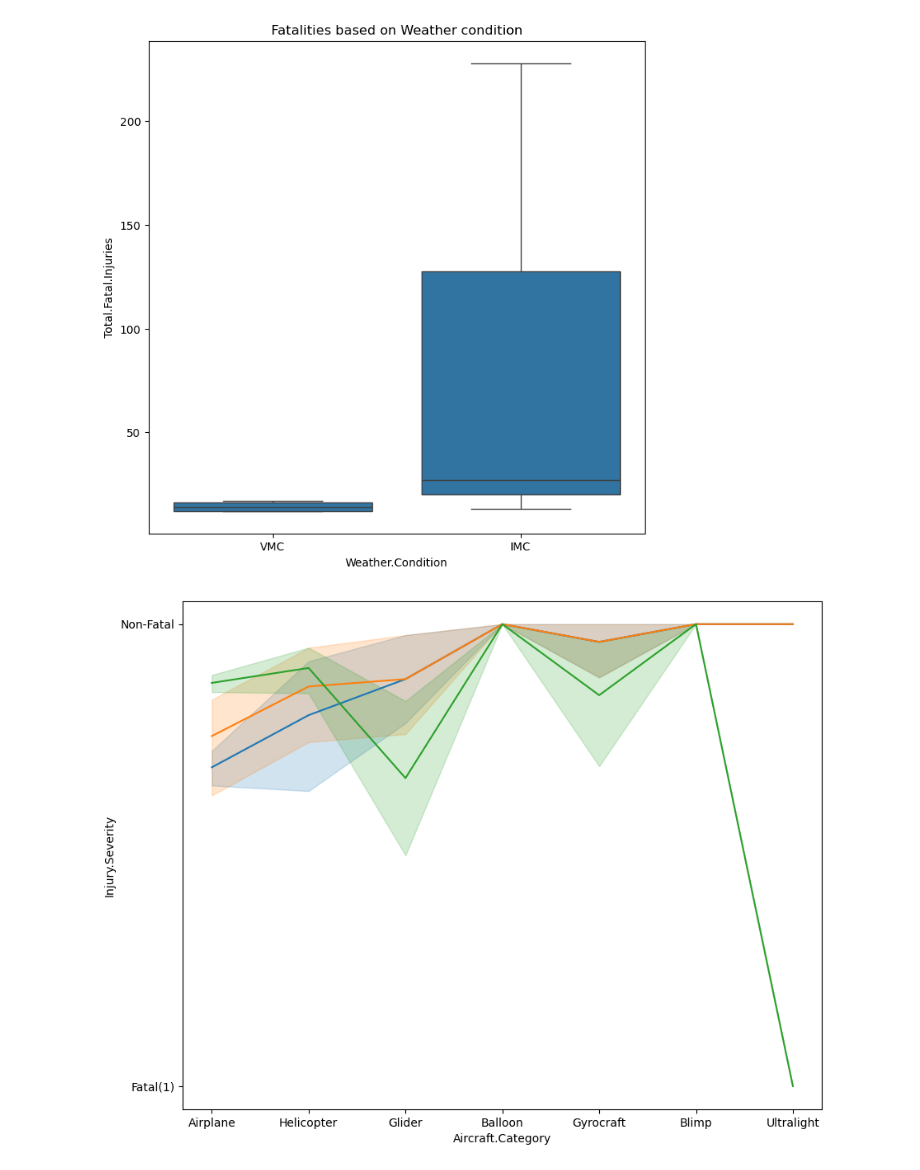
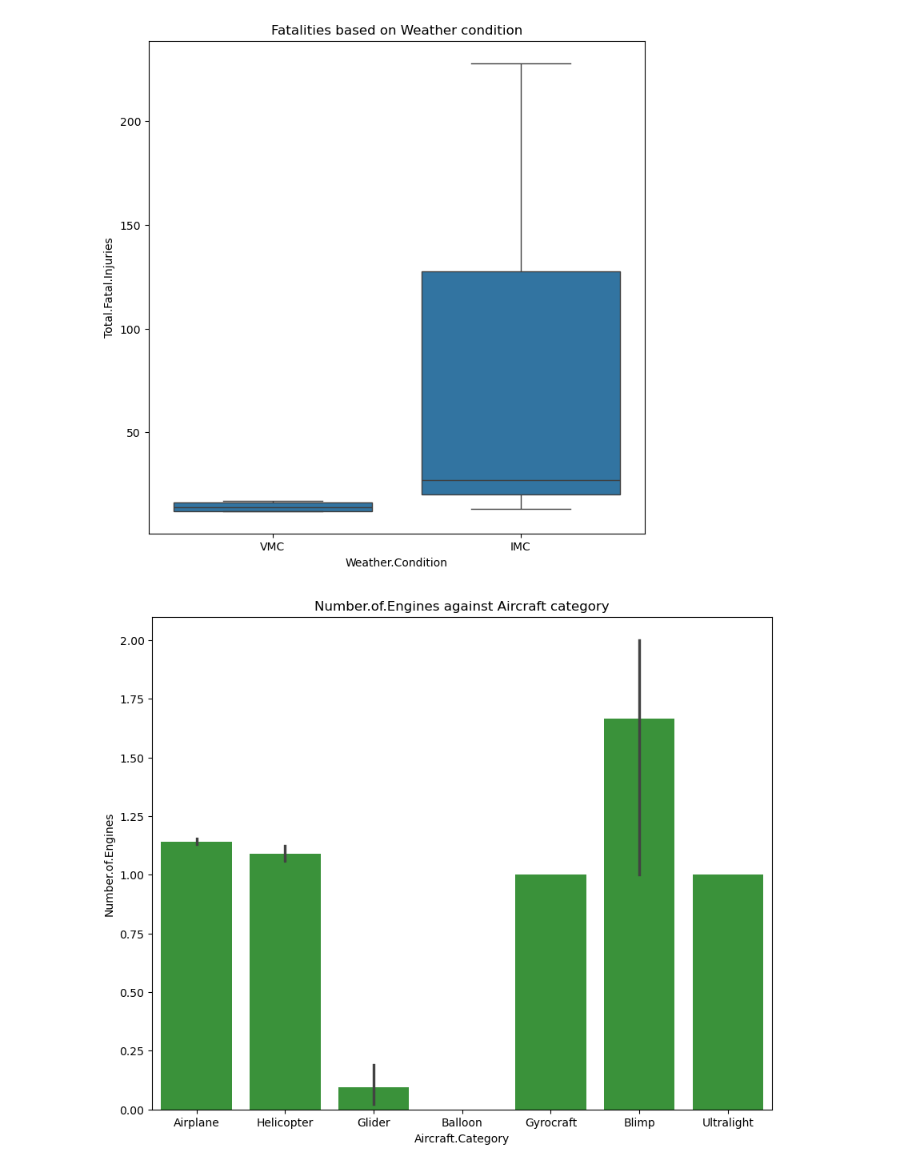
Before and after one commit to Jayrikers/dsc-phase-1-project-v3, a Jupyter notebook: student.ipynb, the cells around one changed output. Saved outputs shown, nothing was run; the diff lists cells and outputs as text; code cells hidden in the pictures.

```diff
--- a/student.ipynb
+++ b/student.ipynb
@@ -504,13 +505,13 @@ plt.show
 # %%
 
 plt.figure(figsize = (10, 8))
-sns.lineplot(y = 'Injury.Severity',x = 'Aircraft.Category', data = df)
-sns.lineplot(y = 'Total.Fatal.Injuries',x = 'Aircraft.Category', data = df)
-sns.lineplot(y = 'Total.Serious.Injuries',x = 'Aircraft.Category', data = df)
-
+sns.barplot(y = 'Number.of.Engines',x = 'Aircraft.Category', data = df)
+sns.barplot(y = 'Number.of.Engines',x = 'Aircraft.Category', data = df)
+sns.barplot(y = 'Number.of.Engines',x = 'Aircraft.Category', data = df)
+plt.title('Number.of.Engines against Aircraft category')
 plt.show()
 # %% [output]
-[figure, old version]
+[figure, new version]
 # %%
 plt.figure(figsize=(10, 8))
 
```
Also changed, not shown: parts of 3 cells of this notebook, 6 other files.
